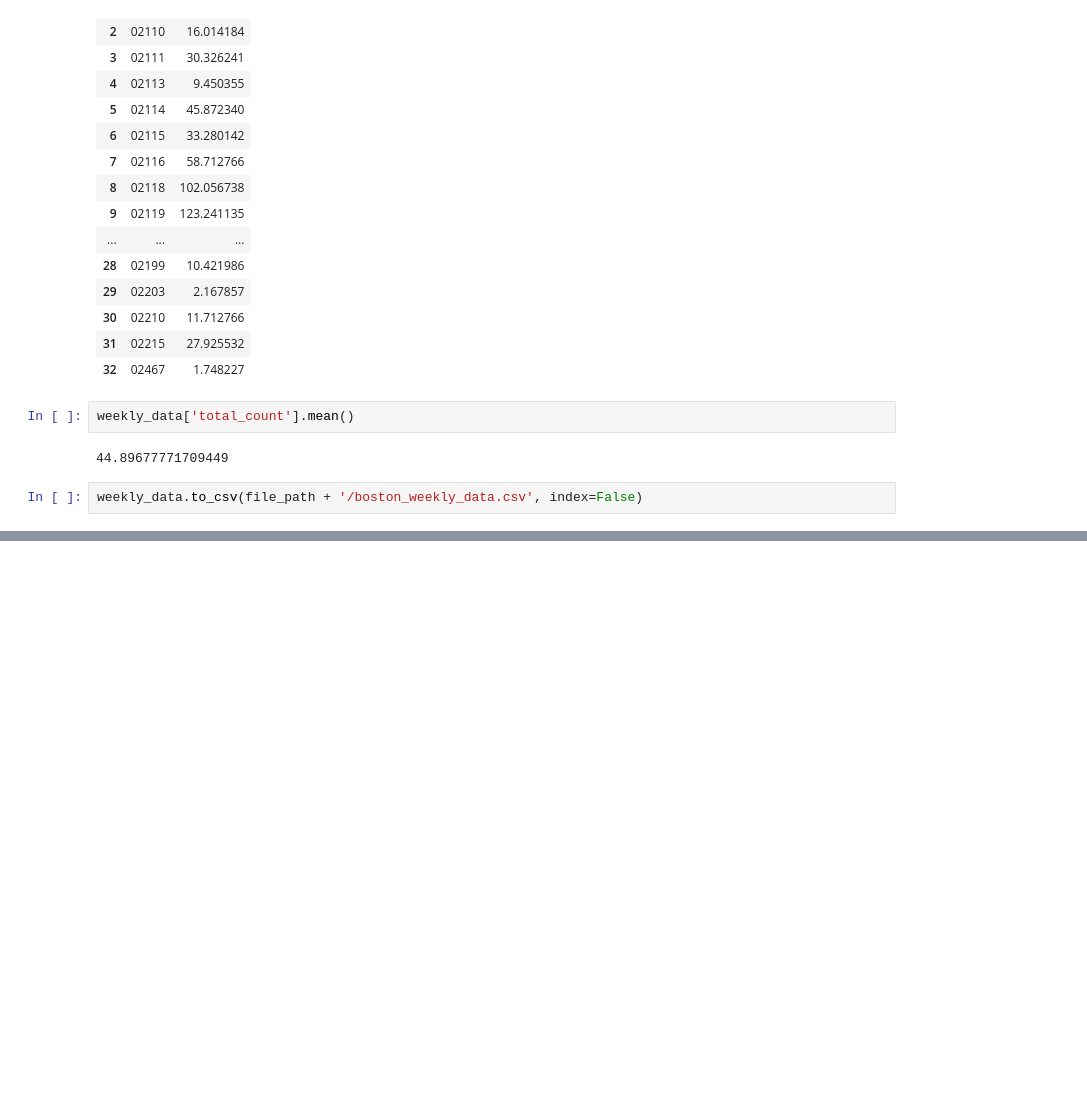
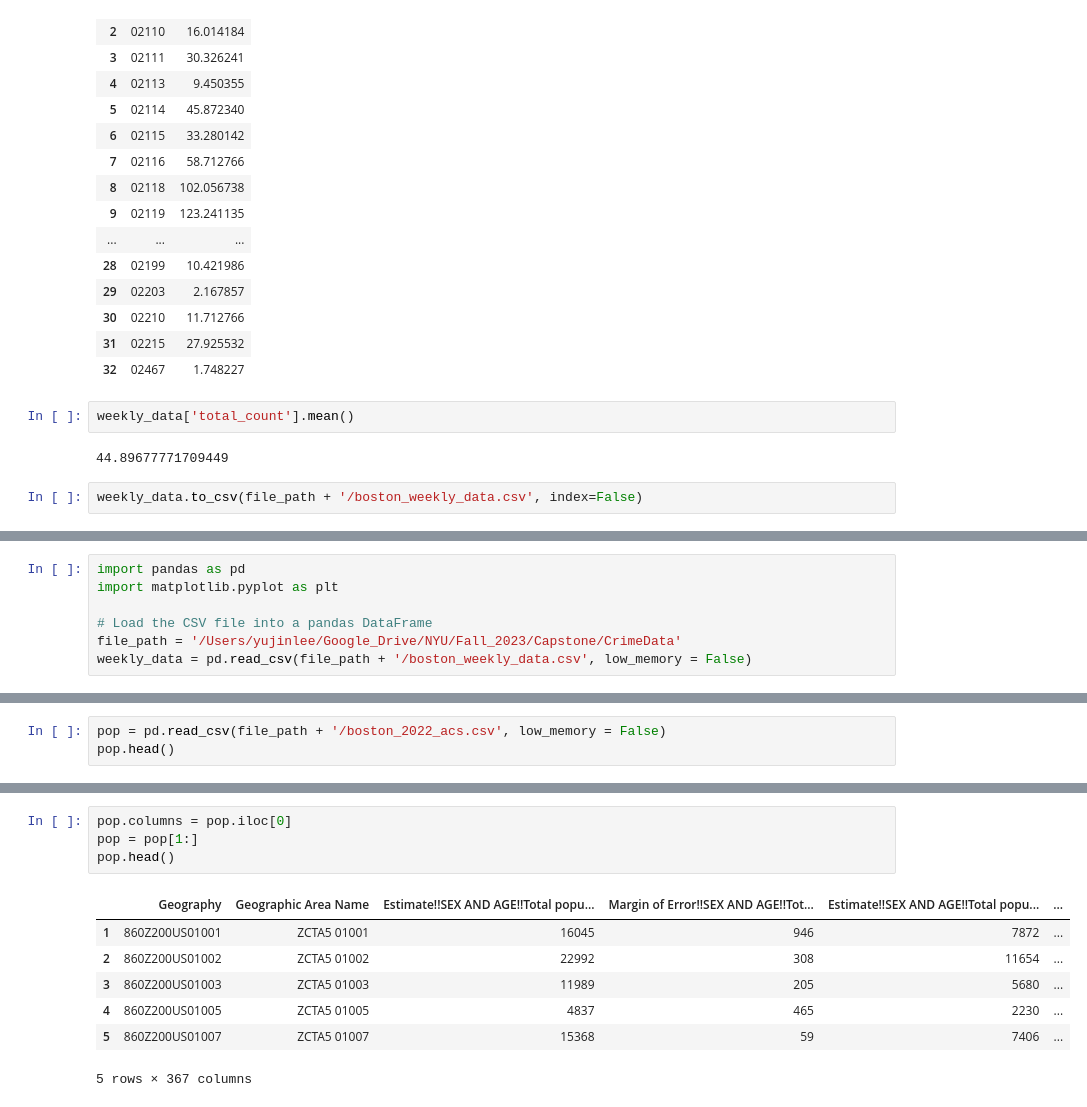
Before and after one commit to bail-reform/NYC, a Jupyter notebook: Boston_Data_Aggregation.ipynb, the cells around one changed output, grey strips where cells are left out. Saved outputs shown, nothing was run; the diff lists cells and outputs as text; blank space fills up the shorter version.

```diff
--- a/Boston_Data_Aggregation.ipynb
+++ b/Boston_Data_Aggregation.ipynb
@@ -192,0 +198,7 @@ weekly_data.to_csv(file_path + '/boston_weekly_data.csv', index=False)
+# %%
+import pandas as pd
+import matplotlib.pyplot as plt
+
+# Load the CSV file into a pandas DataFrame
+file_path = '/Users/yujinlee/Google_Drive/NYU/Fall_2023/Capstone/CrimeData'
+weekly_data = pd.read_csv(file_path + '/boston_weekly_data.csv', low_memory = False)
@@ -192,0 +214,3 @@ weekly_data.to_csv(file_path + '/boston_weekly_data.csv', index=False)
+# %%
+pop = pd.read_csv(file_path + '/boston_2022_acs.csv', low_memory = False)
+pop.head()
@@ -192,0 +225,12 @@ weekly_data.to_csv(file_path + '/boston_weekly_data.csv', index=False)
+# %%
+pop.columns = pop.iloc[0]
+pop = pop[1:]
+pop.head()
+# %% [output]
+|  | Geography | Geographic Area Name | Estimate!!SEX AND AGE!!Total popu... | Margin of Error!!SEX AND AGE!!Tot... | Estimate!!SEX AND AGE!!Total popu... | ... |
+| 1 | 860Z200US01001 | ZCTA5 01001 | 16045 | 946 | 7872 | ... |
+| 2 | 860Z200US01002 | ZCTA5 01002 | 22992 | 308 | 11654 | ... |
+| 3 | 860Z200US01003 | ZCTA5 01003 | 11989 | 205 | 5680 | ... |
+| 4 | 860Z200US01005 | ZCTA5 01005 | 4837 | 465 | 2230 | ... |
+| 5 | 860Z200US01007 | ZCTA5 01007 | 15368 | 59 | 7406 | ... |
+5 rows × 367 columns
```
Also changed, not shown: parts of 23 cells of this notebook.
